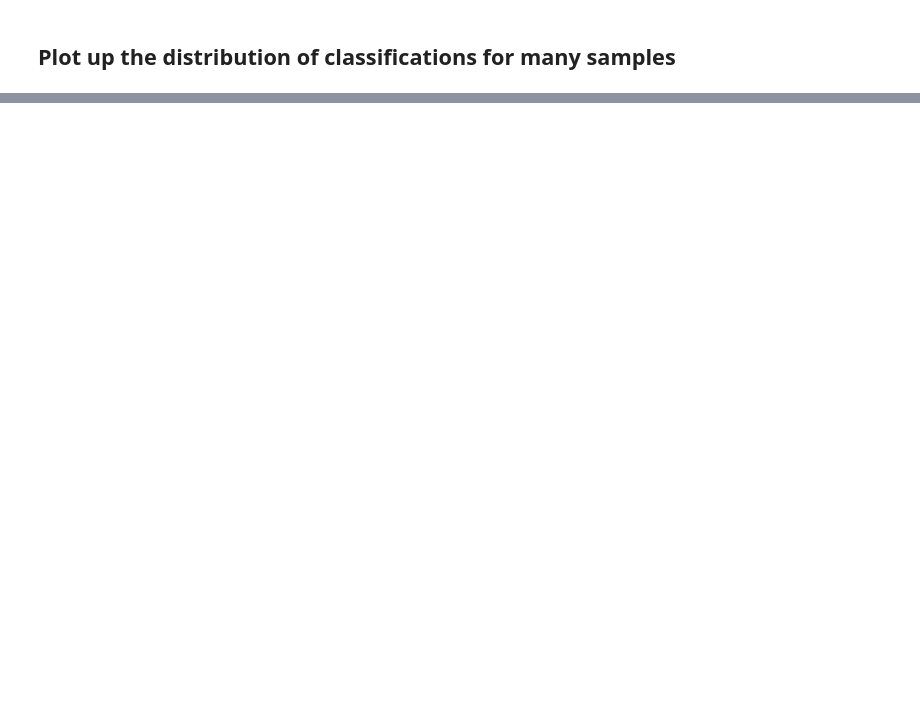
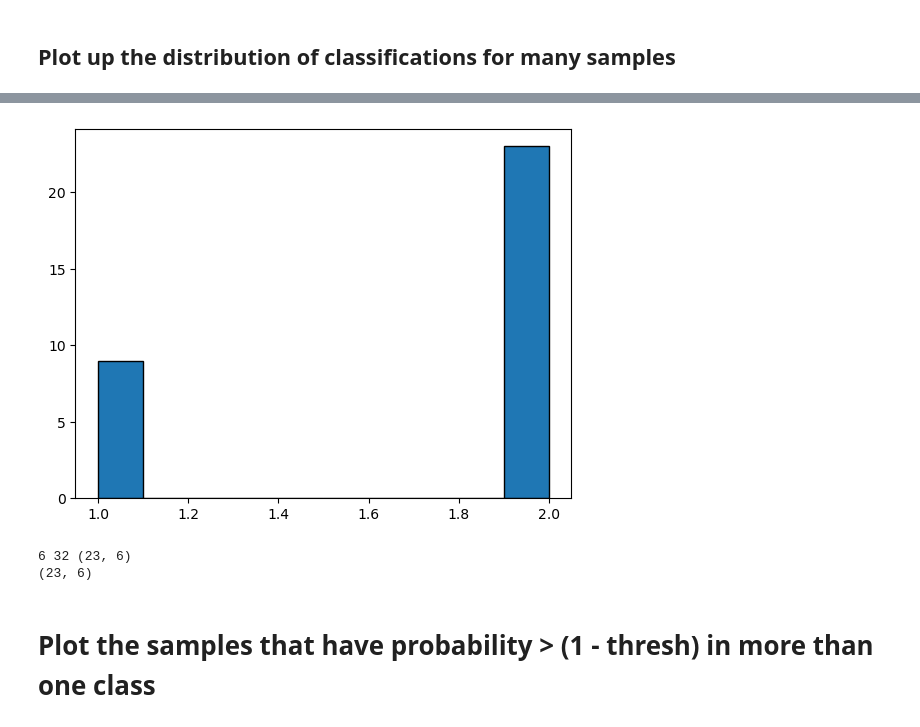
Before and after one commit to leifkarlstrom/CRB_ml_classifiers, a Jupyter notebook: notebooks/Hampton_CRB/Supervised_CRB_ClassifyData.ipynb, the cells around one changed output, grey strips where cells are left out. Saved outputs shown, nothing was run; the diff lists cells and outputs as text; code cells hidden in the pictures; blank space fills up the shorter version.

```diff
--- a/notebooks/Hampton_CRB/Supervised_CRB_ClassifyData.ipynb
+++ b/notebooks/Hampton_CRB/Supervised_CRB_ClassifyData.ipynb
@@ -471,0 +472,44 @@ fig.subplots_adjust(wspace=0.35)
+# %%
+MatchedData = df[(df.values > classthresh).any(axis=1)]
+NonMatch = df[~df.isin(MatchedData)].dropna()
+
+NumPoss = []
+NonMatchClassList = {}
+ClassNums = []
+ProbArray = []
+#now compute the stats of probability per class for non-matched data
+for i in range(0,NonMatch.shape[0]):
+    data = np.array(NonMatch.iloc[i,:].values)
+
+    #find the number of possible classifications per sample
+    ProbN = data[data > 1-classthresh]
+    NumPoss.append(np.sum(data> 1-classthresh))
+    idxp = np.argwhere(data> 1-classthresh) #where in the array this occurs
+
+    datasort = np.abs(np.sort(-NonMatch)) #sort from largest to smallest
+    sorted_indices = np.argsort(-NonMatch)
+    classesidx = classlabels[idxp.flatten()]
+    if len(idxp.flatten())>1:
+        ClassNums.append(idxp.flatten())
+
+        #make a dictionary
+        classdata = {'num': i, 'member': classesidx, 'prob': ProbN}
+        NonMatchClassList[i] = classdata
+
+        #make array of only probabilities > 1-classthresh and append for plotting
+        datac=data
+        datac[data < 1-classthresh]=0
+        ProbArray.append(datac)
+
+plt.hist(NumPoss ,  edgecolor="k" )
+plt.show()
+
+print(len(classlabels),NonMatch.shape[0],np.shape(ProbArray))
+
+print(np.shape(ProbArray))
+# %% [output]
+[figure, added]
+6 32 (23, 6)
+(23, 6)
+# %% [markdown]
+# Plot the samples that have probability > (1 - thresh) in more than one class
```
Also changed, not shown: parts of 15 cells of this notebook, 1 other file.
